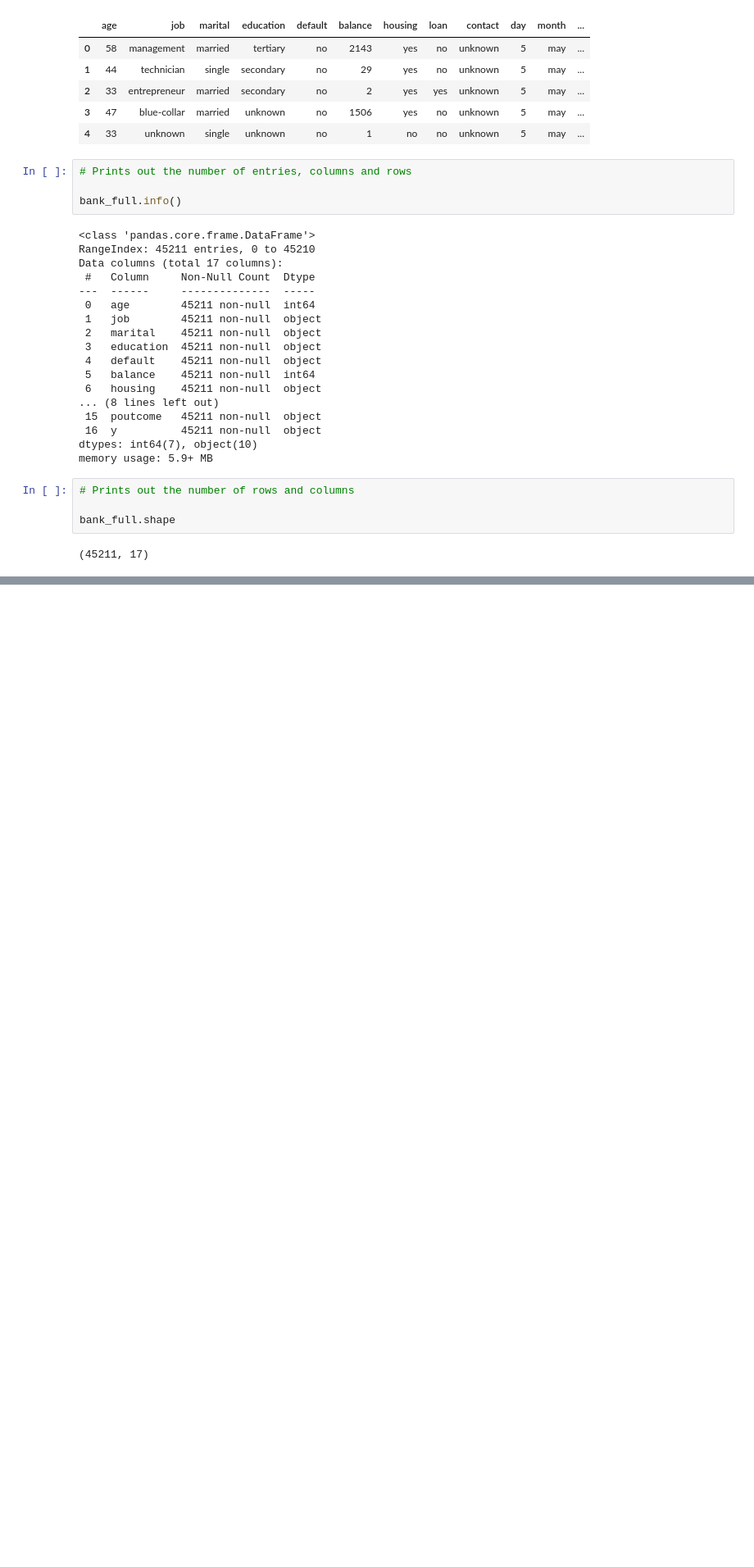
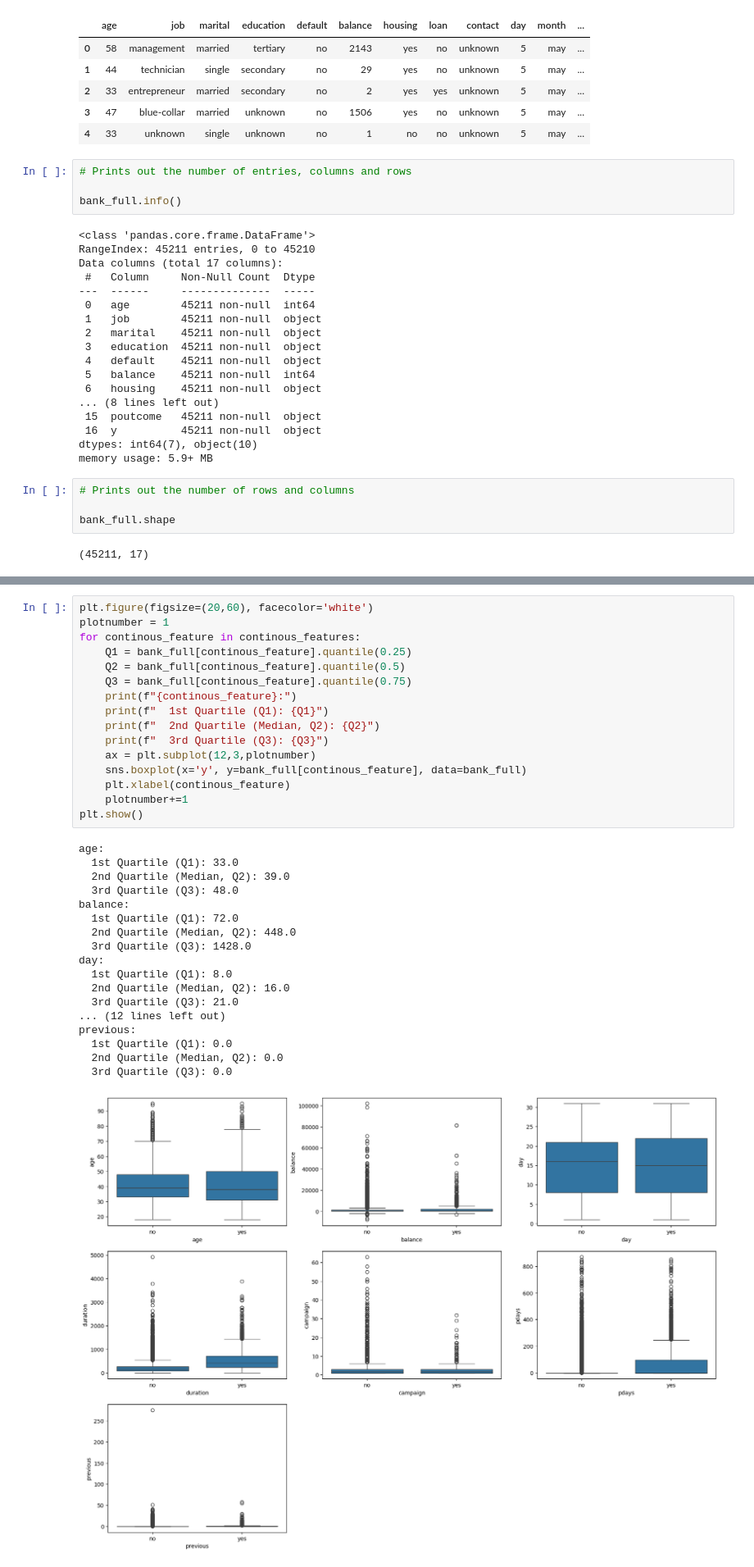
Before and after one commit to ethanchristoff/CM2604_CW, a Jupyter notebook: CM2604_CW_20221812_2331419.ipynb, the cells around one changed output, grey strips where cells are left out. Shown at 82% size. Cells and saved outputs as stored; diff of their text form; blank space fills up the shorter version.

```diff
--- a/CM2604_CW_20221812_2331419.ipynb
+++ b/CM2604_CW_20221812_2331419.ipynb
@@ -107,0 +303,35 @@ else:
+# %%
+plt.figure(figsize=(20,60), facecolor='white')
+plotnumber = 1
+for continous_feature in continous_features:
+    Q1 = bank_full[continous_feature].quantile(0.25)
+    Q2 = bank_full[continous_feature].quantile(0.5)
+    Q3 = bank_full[continous_feature].quantile(0.75)
+    print(f"{continous_feature}:")
+    print(f"  1st Quartile (Q1): {Q1}")
+    print(f"  2nd Quartile (Median, Q2): {Q2}")
+    print(f"  3rd Quartile (Q3): {Q3}")
+    ax = plt.subplot(12,3,plotnumber)
+    sns.boxplot(x='y', y=bank_full[continous_feature], data=bank_full)
+    plt.xlabel(continous_feature)
+    plotnumber+=1
+plt.show()
+# %% [output]
+age:
+  1st Quartile (Q1): 33.0
+  2nd Quartile (Median, Q2): 39.0
+  3rd Quartile (Q3): 48.0
+balance:
+  1st Quartile (Q1): 72.0
+  2nd Quartile (Median, Q2): 448.0
+  3rd Quartile (Q3): 1428.0
+day:
+  1st Quartile (Q1): 8.0
+  2nd Quartile (Median, Q2): 16.0
+  3rd Quartile (Q3): 21.0
+... (12 lines left out)
+previous:
+  1st Quartile (Q1): 0.0
+  2nd Quartile (Median, Q2): 0.0
+  3rd Quartile (Q3): 0.0
+[figure, added]
```
Also changed, not shown: parts of 38 cells of this notebook.
